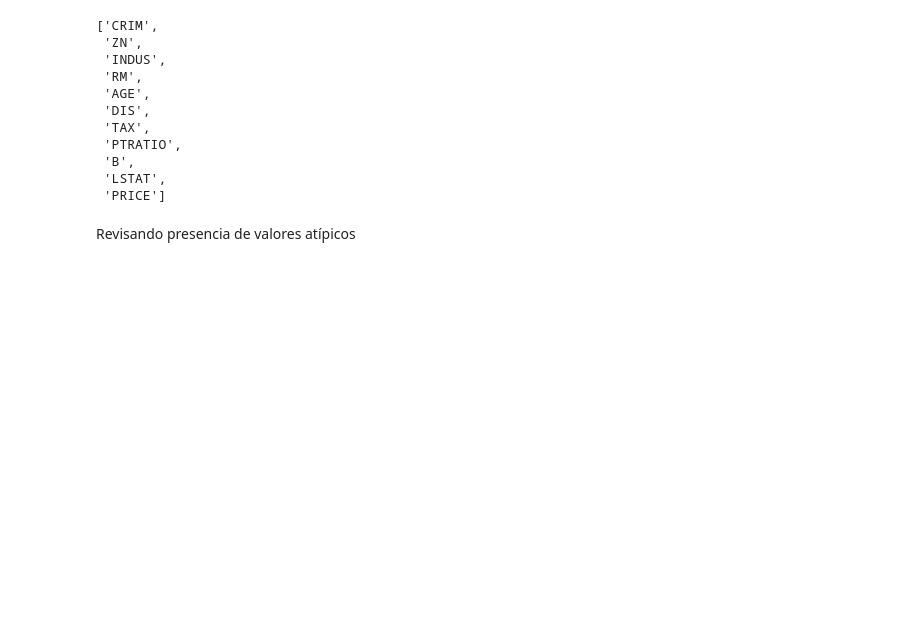
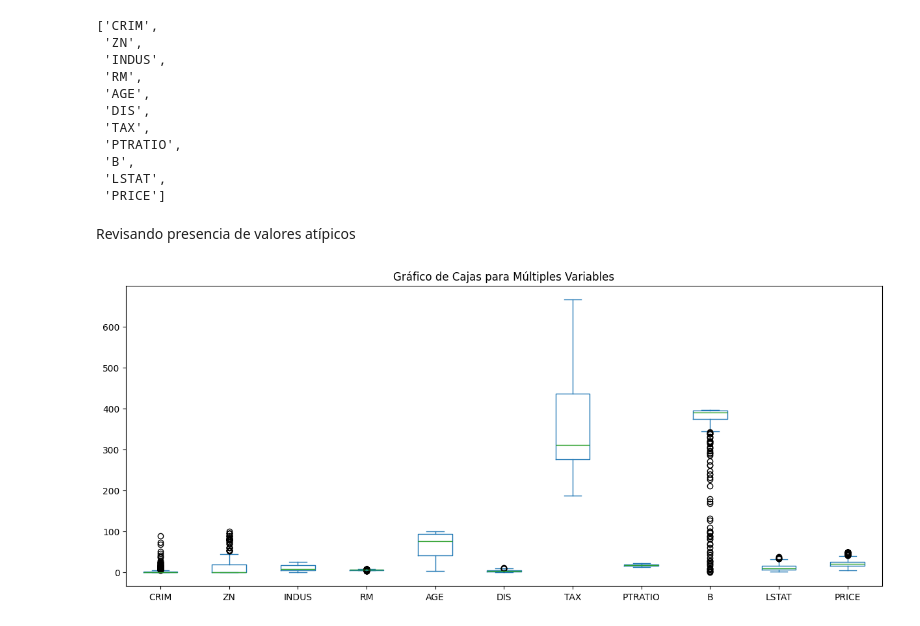
Before and after one commit to cesarqb/House-Price-Prediction-with-Machine-Learning, a Jupyter notebook: notebooks/housing_price_modeling.ipynb, the cells around one changed output. Drawn from its saved outputs; the diff is of its cells as text; code cells hidden in the pictures; blank space fills up the shorter version.

```diff
--- a/notebooks/housing_price_modeling.ipynb
+++ b/notebooks/housing_price_modeling.ipynb
@@ -217,3 +222,12 @@ var_numerics
  'PRICE']
 # %% [markdown]
 Revisando presencia de valores atípicos
+# %%
+# Crear un gráfico de cajas para todas las variables
+df[var_numerics].plot(kind='box', figsize=(15, 6))
+
+# Mostrar el gráfico
+plt.title('Gráfico de Cajas para Múltiples Variables')
+plt.show()
+# %% [output]
+[figure, added]
```
Also changed, not shown: parts of 38 cells of this notebook, 5 other files.
